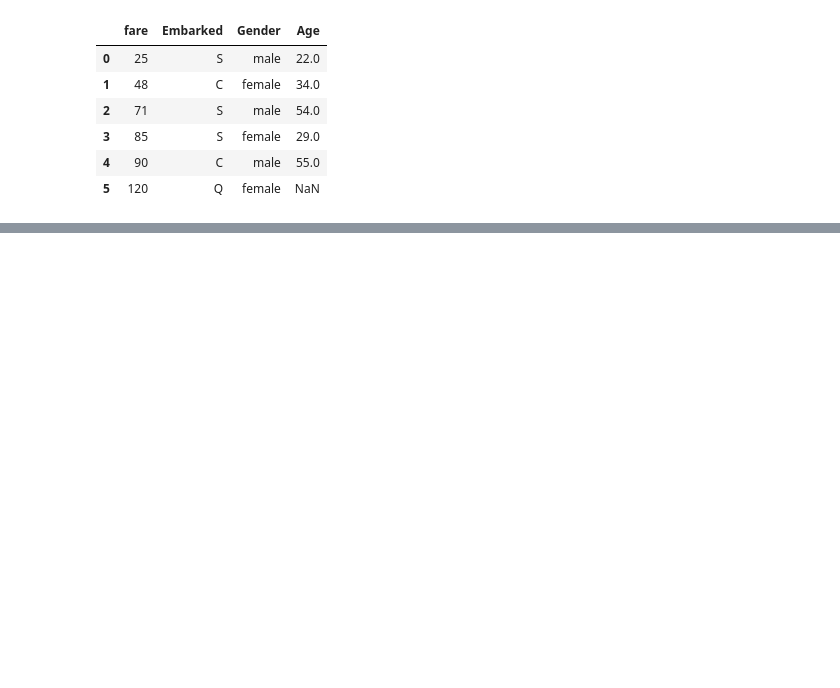
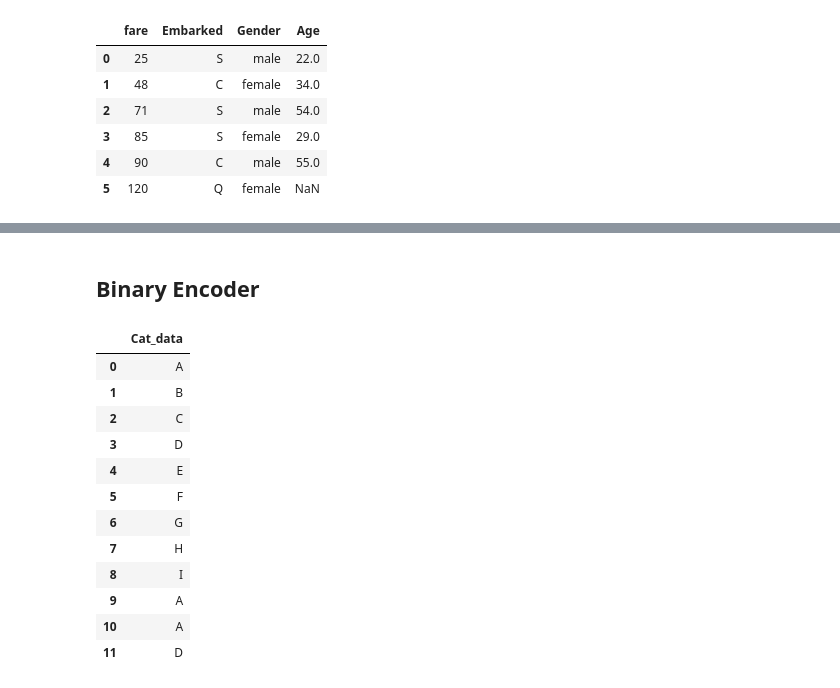
Before and after one commit to olivierla412/data_train_live_classes, a Jupyter notebook: Imputer_Encoder/imputer_encoder1.ipynb, the cells around one changed output, grey strips where cells are left out. Drawn from its saved outputs; the diff is of its cells as text; code cells hidden in the pictures; blank space fills up the shorter version.

```diff
--- a/Imputer_Encoder/imputer_encoder1.ipynb
+++ b/Imputer_Encoder/imputer_encoder1.ipynb
@@ -119,0 +176,21 @@ array([[  0. ,   0. ,   1. ,   0. ,   1. ,  22. ,  25. ],
+# %% [markdown]
+## Binary Encoder
+# %%
+import pandas as pd
+
+df_2 = pd.DataFrame({'Cat_data':['A','B','C','D','E','F','G','H','I','A','A','D']})
+df_2
+# %% [output]
+|  | Cat_data |
+| 0 | A |
+| 1 | B |
+| 2 | C |
+| 3 | D |
+| 4 | E |
+| 5 | F |
+| 6 | G |
+| 7 | H |
+| 8 | I |
+| 9 | A |
+| 10 | A |
+| 11 | D |
```
Also changed, not shown: parts of 31 cells of this notebook.
